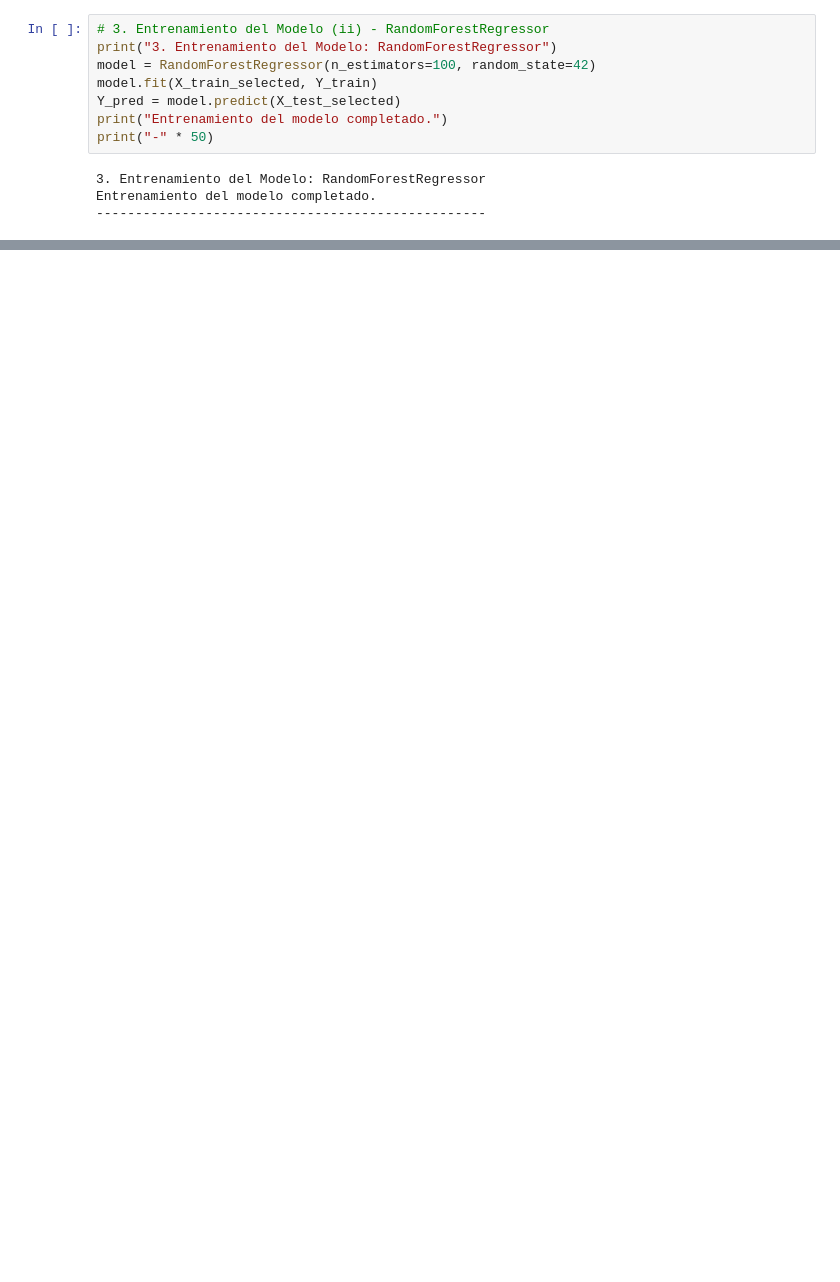
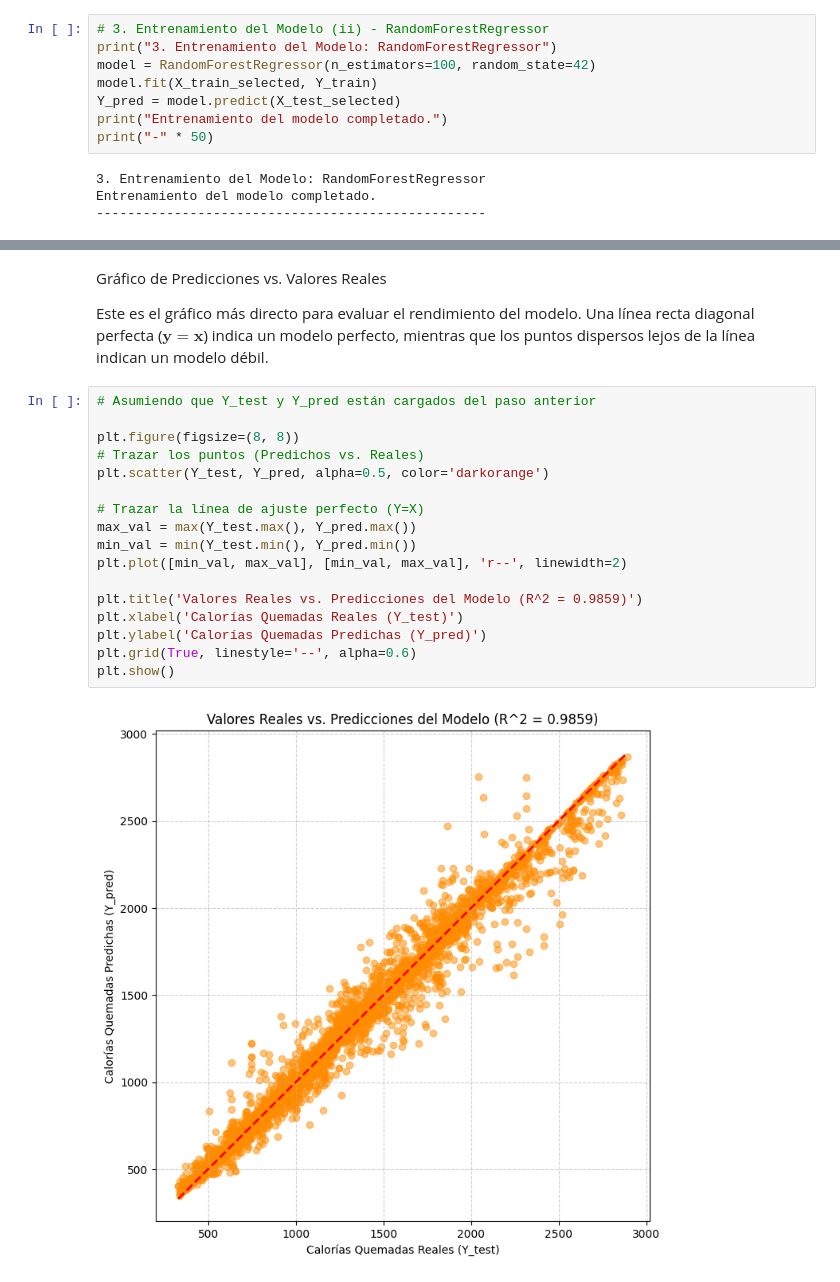
Before and after one commit to manueh56/ProyectoParteIII-Lahitte, a Jupyter notebook: ProyectoParteIII+Lahitte.ipynb, the cells around one changed output, grey strips where cells are left out. Cells and saved outputs as stored; diff of their text form; blank space fills up the shorter version.

```diff
--- a/ProyectoParteIII+Lahitte.ipynb
+++ b/ProyectoParteIII+Lahitte.ipynb
@@ -157,0 +173,23 @@ Resultados del Modelo (RandomForestRegressor):
+# %% [markdown]
+Gráfico de Predicciones vs. Valores Reales
+
+Este es el gráfico más directo para evaluar el rendimiento del modelo. Una línea recta diagonal perfecta ($\mathbf{y=x}$) indica un modelo perfecto, mientras que los puntos dispersos lejos de la línea indican un modelo débil.
+# %%
+# Asumiendo que Y_test y Y_pred están cargados del paso anterior
+
+plt.figure(figsize=(8, 8))
+# Trazar los puntos (Predichos vs. Reales)
+plt.scatter(Y_test, Y_pred, alpha=0.5, color='darkorange')
+
+# Trazar la línea de ajuste perfecto (Y=X)
+max_val = max(Y_test.max(), Y_pred.max())
+min_val = min(Y_test.min(), Y_pred.min())
+plt.plot([min_val, max_val], [min_val, max_val], 'r--', linewidth=2)
+
+plt.title('Valores Reales vs. Predicciones del Modelo (R^2 = 0.9859)')
+plt.xlabel('Calorías Quemadas Reales (Y_test)')
+plt.ylabel('Calorías Quemadas Predichas (Y_pred)')
+plt.grid(True, linestyle='--', alpha=0.6)
+plt.show()
+# %% [output]
+[figure, added]
```
Also changed, not shown: parts of 9 cells of this notebook.
